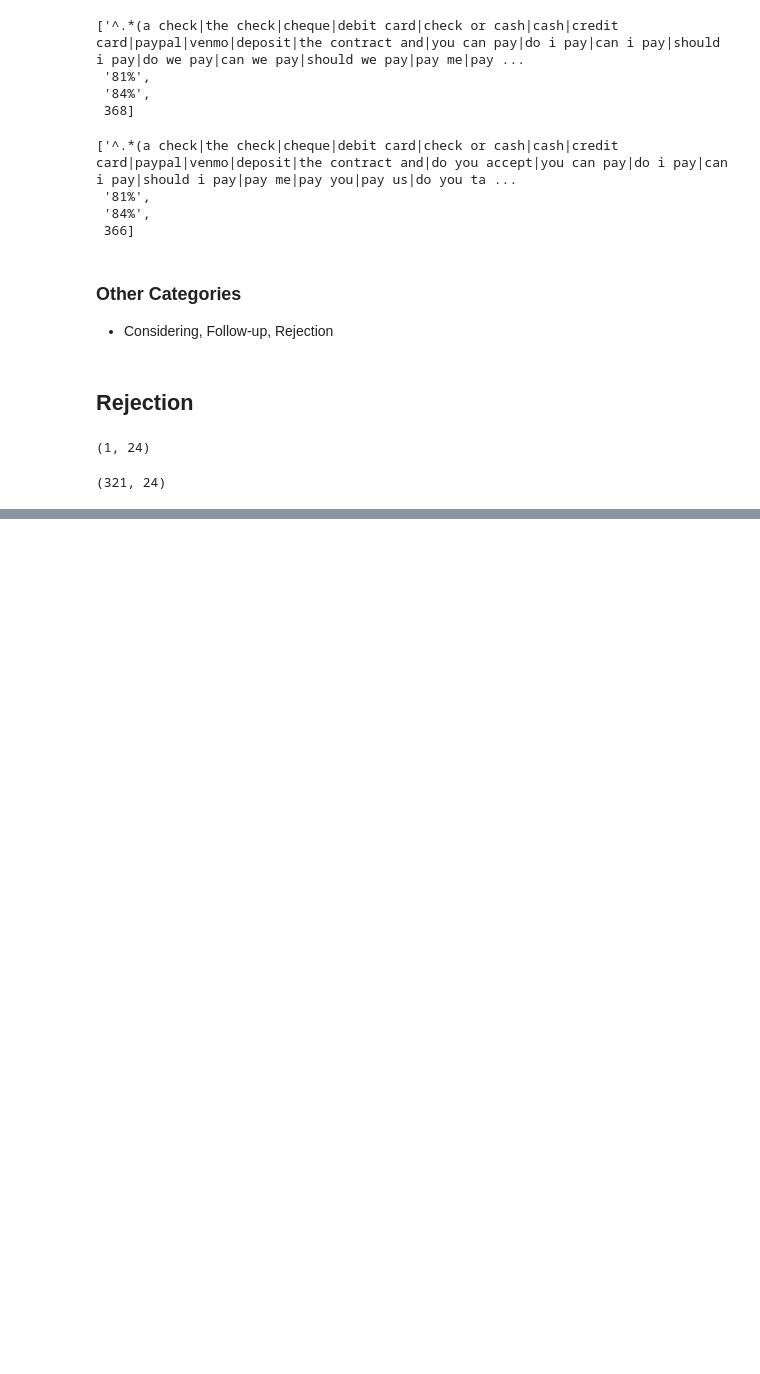
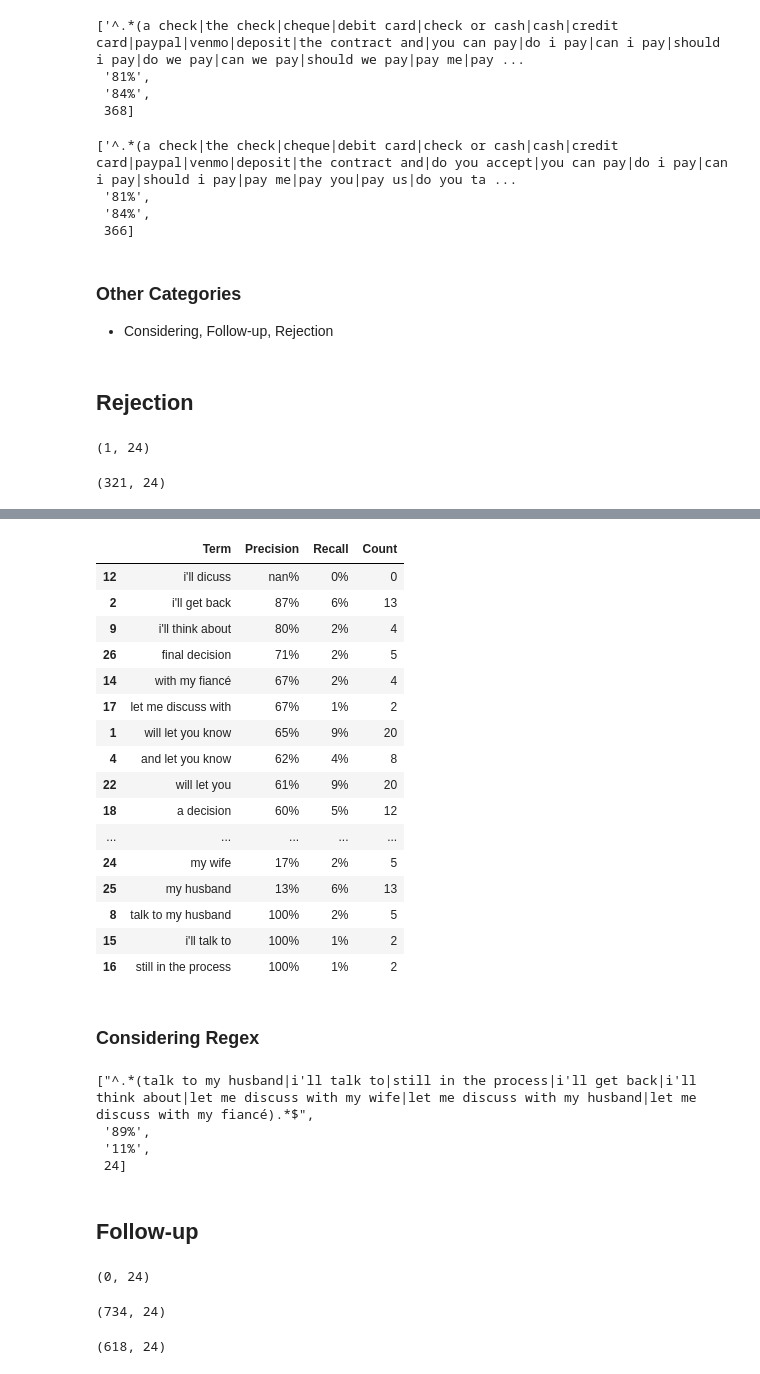
Before and after one commit to tackbfang/p-hire, a Jupyter notebook: regex rules/location/Regex Analysis.ipynb, the cells around one changed output, grey strips where cells are left out. Cells and saved outputs as stored; diff of their text form; code cells hidden in the pictures; blank space fills up the shorter version.

```diff
--- a/regex rules/location/Regex Analysis.ipynb
+++ b/regex rules/location/Regex Analysis.ipynb
@@ -683,0 +787,65 @@ display_info_multiple(payment_regex_words, 'is_payment')
+# %%
+# TO DO: Tina to investigate more word/phrases here. Put everything you tried in here.
+# Hint: use the investigation examples to get inspirations
+
+considering_keywords = \
+['get back to you', 'will let you know', 'i\'ll get back', 'will be in touch',
+ 'and let you know', 'getting back to me', 'back to you soon', 'as soon as i',
+ 'talk to my husband', 'i\'ll think about', 'make a decision', 'in touch with you',
+ 'i\'ll dicuss', 'for following up', 'with my fiancé', 'i\'ll talk to',
+ 'still in the process', 'let me discuss with', 'a decision', 'let you know',
+ 'will contact you', 'be in touch', 'will let you', 'i will keep', 'my wife',
+ 'my husband', 'final decision']
+
+considering_terms = pd.DataFrame(columns=('Term', 'Precision', 'Recall', 'Count'))
+for i, term in enumerate(considering_keywords):
+    considering_terms.loc[i] = display_info(term, 'is_considering', 'customers')
+
+considering_terms.sort_values(by=['Precision', 'Recall'], ascending=False)
+# %% [output]
+|  | Term | Precision | Recall | Count |
+| 12 | i'll dicuss | nan% | 0% | 0 |
+| 2 | i'll get back | 87% | 6% | 13 |
+| 9 | i'll think about | 80% | 2% | 4 |
+| 26 | final decision | 71% | 2% | 5 |
+| 14 | with my fiancé | 67% | 2% | 4 |
+| 17 | let me discuss with | 67% | 1% | 2 |
+| 1 | will let you know | 65% | 9% | 20 |
+| 4 | and let you know | 62% | 4% | 8 |
+| 22 | will let you | 61% | 9% | 20 |
+| 18 | a decision | 60% | 5% | 12 |
+| ... | ... | ... | ... | ... |
+| 24 | my wife | 17% | 2% | 5 |
+| 25 | my husband | 13% | 6% | 13 |
+| 8 | talk to my husband | 100% | 2% | 5 |
+| 15 | i'll talk to | 100% | 1% | 2 |
+| 16 | still in the process | 100% | 1% | 2 |
+# %% [markdown]
+### Considering Regex
+# %%
+considering_regex_words = \
+['talk to my husband', 'i\'ll talk to', 'still in the process',
+ 'i\'ll get back', 'i\'ll think about', 'let me discuss with my wife',
+ 'let me discuss with my husband', 'let me discuss with my fiancé']
+
+display_info_multiple(considering_regex_words, 'is_considering', 'customers')
+# %% [output]
+["^.*(talk to my husband|i'll talk to|still in the process|i'll get back|i'll think about|let me discuss with my wife|let me discuss with my husband|let me discuss with my fiancé).*$",
+ '89%',
+ '11%',
+ 24]
+# %% [markdown]
+## Follow-up
+# %%
+df[(df.is_follow_up==1) & (df.is_generic == 1)].shape
+# %% [output]
+(0, 24)
+# %%
+df[(df.is_follow_up==1)].shape
+# %% [output]
+(734, 24)
+# %%
+# checking that only customers are considering
+df[(df.is_follow_up==1) & (df.message_sender == 'Pro')].shape
+# %% [output]
+(618, 24)
```
Also changed, not shown: parts of 28 cells of this notebook, 4 other files.
